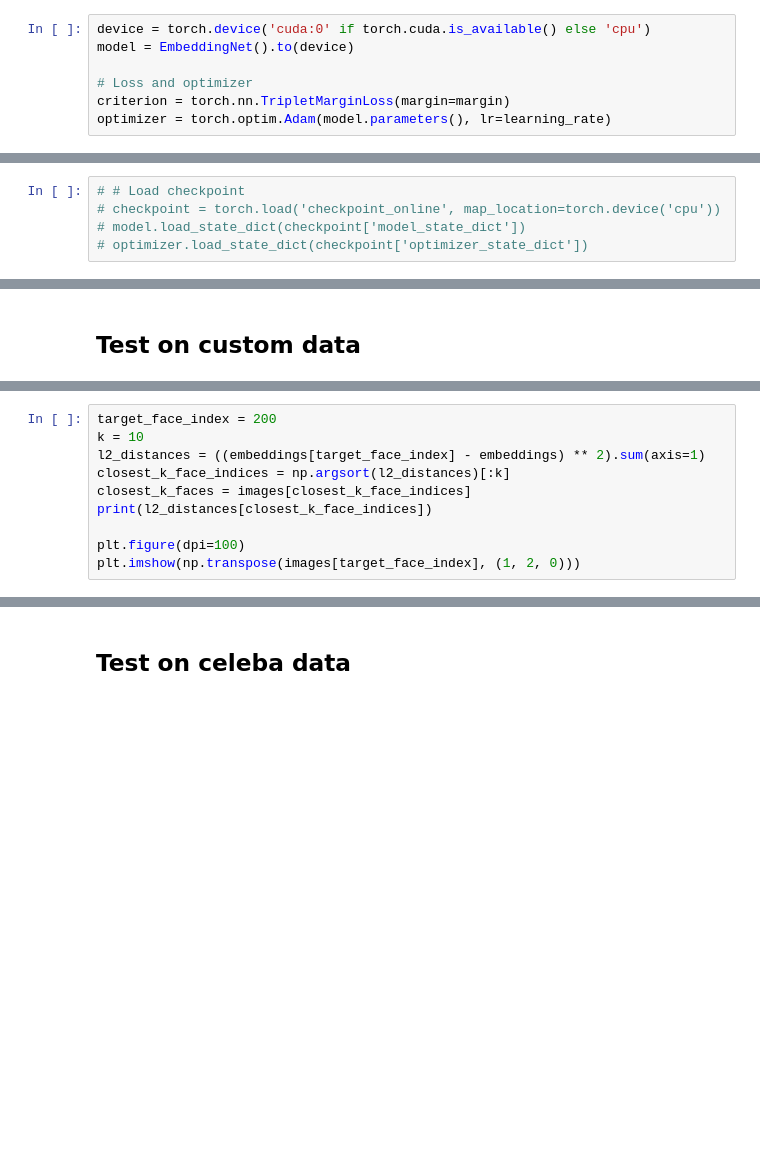
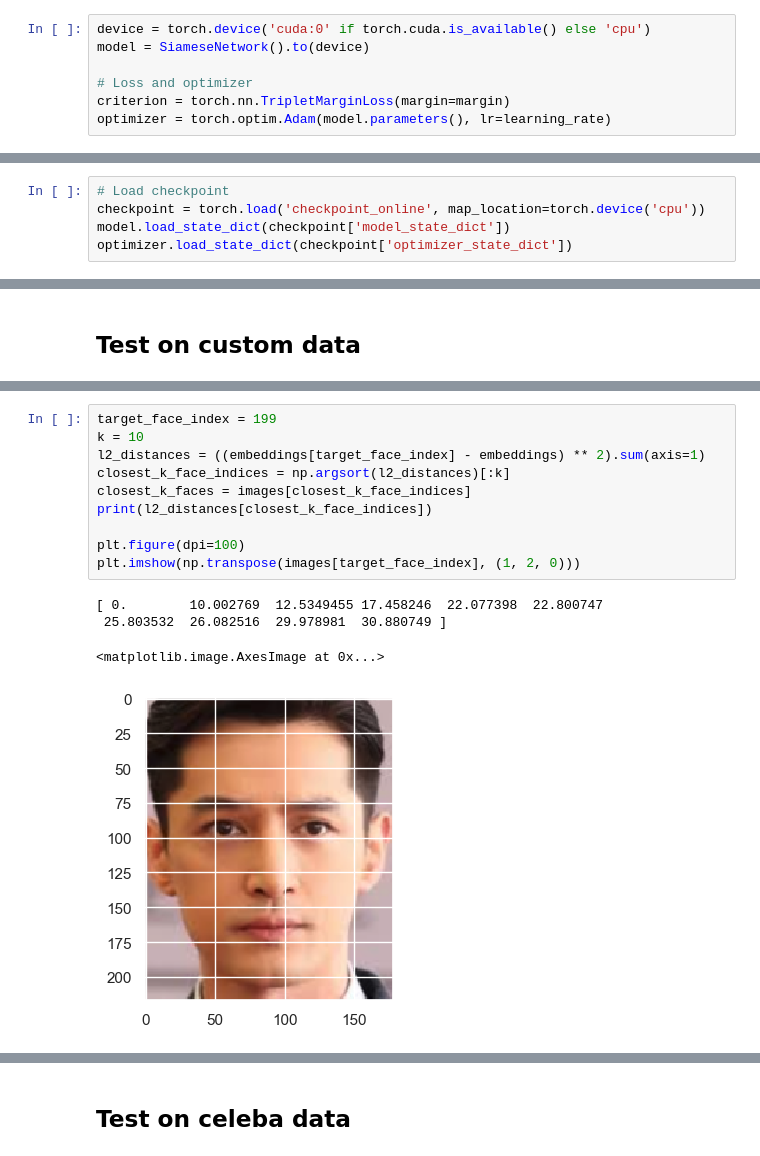
Before and after one commit to wzh0317/similar-face, a Jupyter notebook: main2.ipynb, the cells around one changed output, grey strips where cells are left out. Drawn from its saved outputs; the diff is of its cells as text; blank space fills up the shorter version.

```diff
--- a/main2.ipynb
+++ b/main2.ipynb
@@ -213,7 +217,7 @@ train_loader = DataLoader(train_dataset, batch_size=1, shuffle=True)
 test_loader = DataLoader(test_dataset, batch_size=1, shuffle=False)
 # %%
 device = torch.device('cuda:0' if torch.cuda.is_available() else 'cpu')
-model = EmbeddingNet().to(device)
+model = SiameseNetwork().to(device)
 
 # Loss and optimizer
 criterion = torch.nn.TripletMarginLoss(margin=margin)
@@ -221,8 +225,8 @@ optimizer = torch.optim.Adam(model.parameters(), lr=learning_rate)
 # %% [markdown]
 ## Training
 # %%
-# # Load checkpoint
-# checkpoint = torch.load('checkpoint_online', map_location=torch.device('cpu'))
-# model.load_state_dict(checkpoint['model_state_dict'])
-# optimizer.load_state_dict(checkpoint['optimizer_state_dict'])
+# Load checkpoint
+checkpoint = torch.load('checkpoint_online', map_location=torch.device('cpu'))
+model.load_state_dict(checkpoint['model_state_dict'])
+optimizer.load_state_dict(checkpoint['optimizer_state_dict'])
 # %%
@@ -296,13 +306,18 @@ print(f'\nExplained variance vatio: {pca.explained_variance_ratio_}')
 # %%
-target_face_index = 200
+target_face_index = 199
 k = 10
 l2_distances = ((embeddings[target_face_index] - embeddings) ** 2).sum(axis=1)
 closest_k_face_indices = np.argsort(l2_distances)[:k]
 closest_k_faces = images[closest_k_face_indices]
 print(l2_distances[closest_k_face_indices])
 
 plt.figure(dpi=100)
 plt.imshow(np.transpose(images[target_face_index], (1, 2, 0)))
+# %% [output]
+[ 0.        10.002769  12.5349455 17.458246  22.077398  22.800747
+ 25.803532  26.082516  29.978981  30.880749 ]
+<matplotlib.image.AxesImage at 0x...>
+[figure, added]
 # %%
 plt.figure(figsize=(16, 10))
 plt.imshow(np.transpose(make_grid(closest_k_faces, 5), (1, 2, 0)))
```
Also changed, not shown: parts of 10 cells of this notebook, 6 other files.
